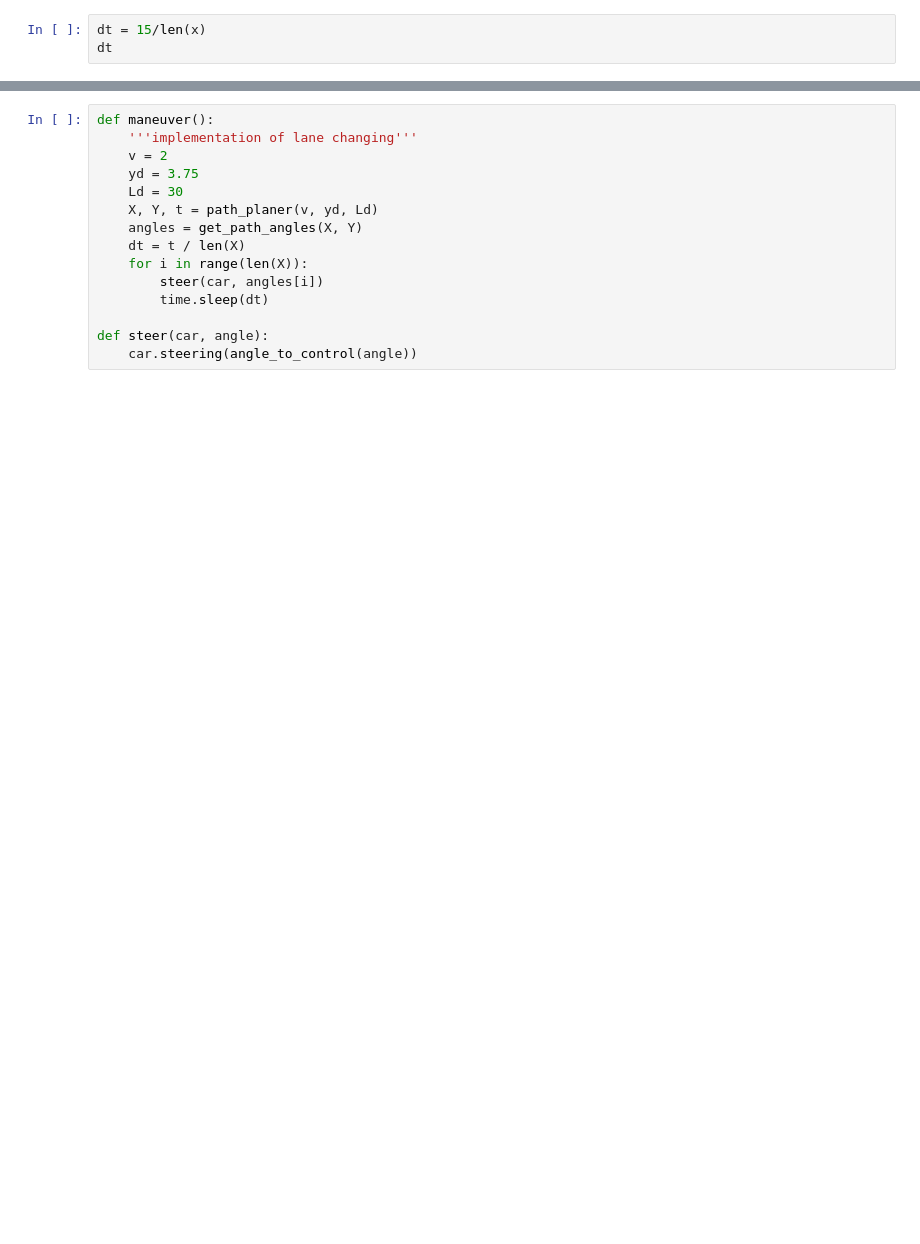
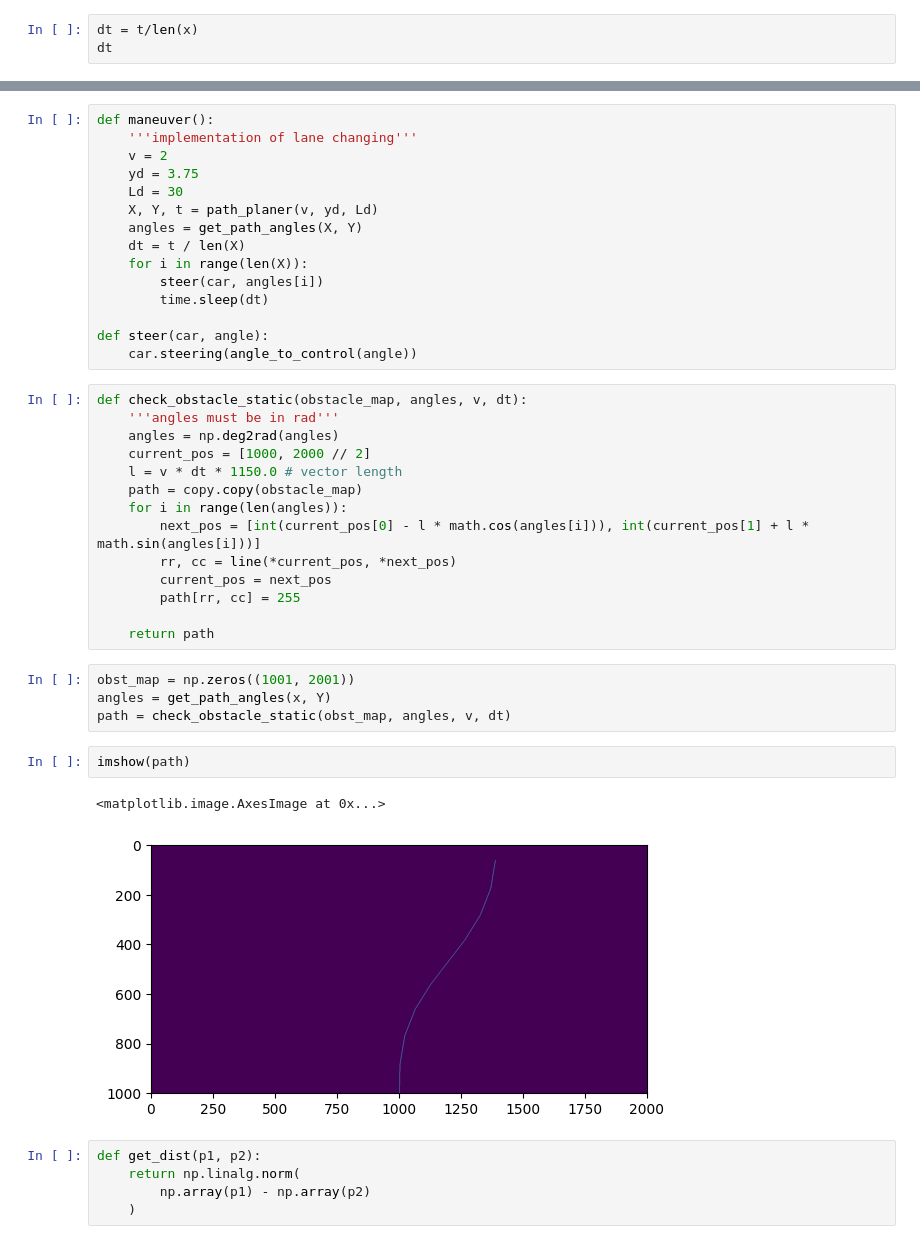
Before and after one commit to legonko/Final-project, a Jupyter notebook: lib/utils/test_path_planning.ipynb, the cells around one changed output, grey strips where cells are left out. Saved outputs shown, nothing was run; the diff lists cells and outputs as text; blank space fills up the shorter version.

```diff
--- a/lib/utils/test_path_planning.ipynb
+++ b/lib/utils/test_path_planning.ipynb
@@ -74,4 +76,4 @@ plt.plot(angles)
 # %%
-dt = 15/len(x)
+dt = t/len(x)
 dt
 # %% [output]
@@ -91,3 +93,31 @@ def maneuver():
 
 def steer(car, angle):
     car.steering(angle_to_control(angle))
+# %%
+def check_obstacle_static(obstacle_map, angles, v, dt):
+    '''angles must be in rad'''
+    angles = np.deg2rad(angles)
+    current_pos = [1000, 2000 // 2]
+    l = v * dt * 1150.0 # vector length
+    path = copy.copy(obstacle_map)
+    for i in range(len(angles)):
+        next_pos = [int(current_pos[0] - l * math.cos(angles[i])), int(current_pos[1] + l * math.sin(angles[i]))]
+        rr, cc = line(*current_pos, *next_pos)
+        current_pos = next_pos
+        path[rr, cc] = 255
+
+    return path
+# %%
+obst_map = np.zeros((1001, 2001))
+angles = get_path_angles(x, Y)
+path = check_obstacle_static(obst_map, angles, v, dt)
+# %%
+imshow(path)
+# %% [output]
+<matplotlib.image.AxesImage at 0x...>
+[figure, added]
+# %%
+def get_dist(p1, p2):
+    return np.linalg.norm(
+        np.array(p1) - np.array(p2)
+    )
```
Also changed, not shown: parts of 9 cells of this notebook, 12 other files.
